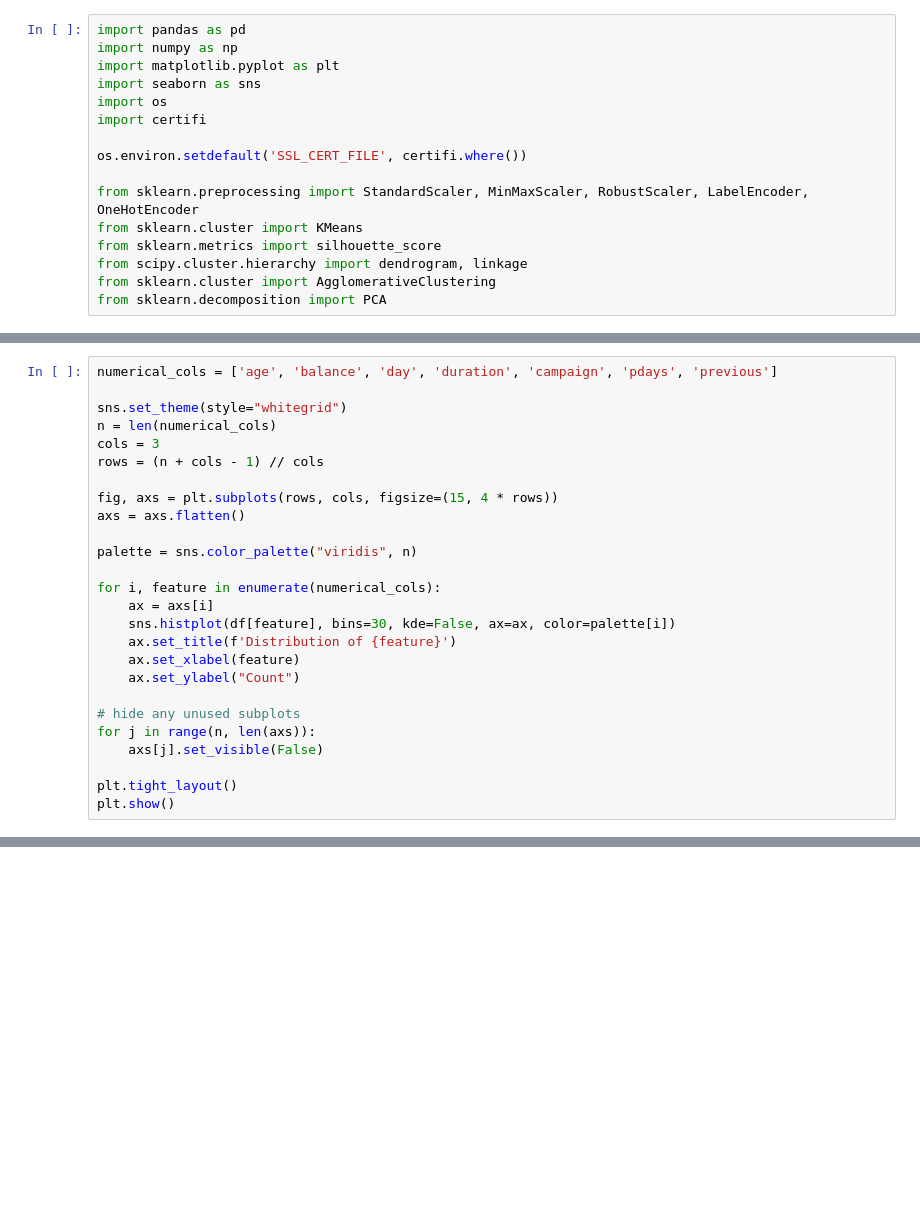
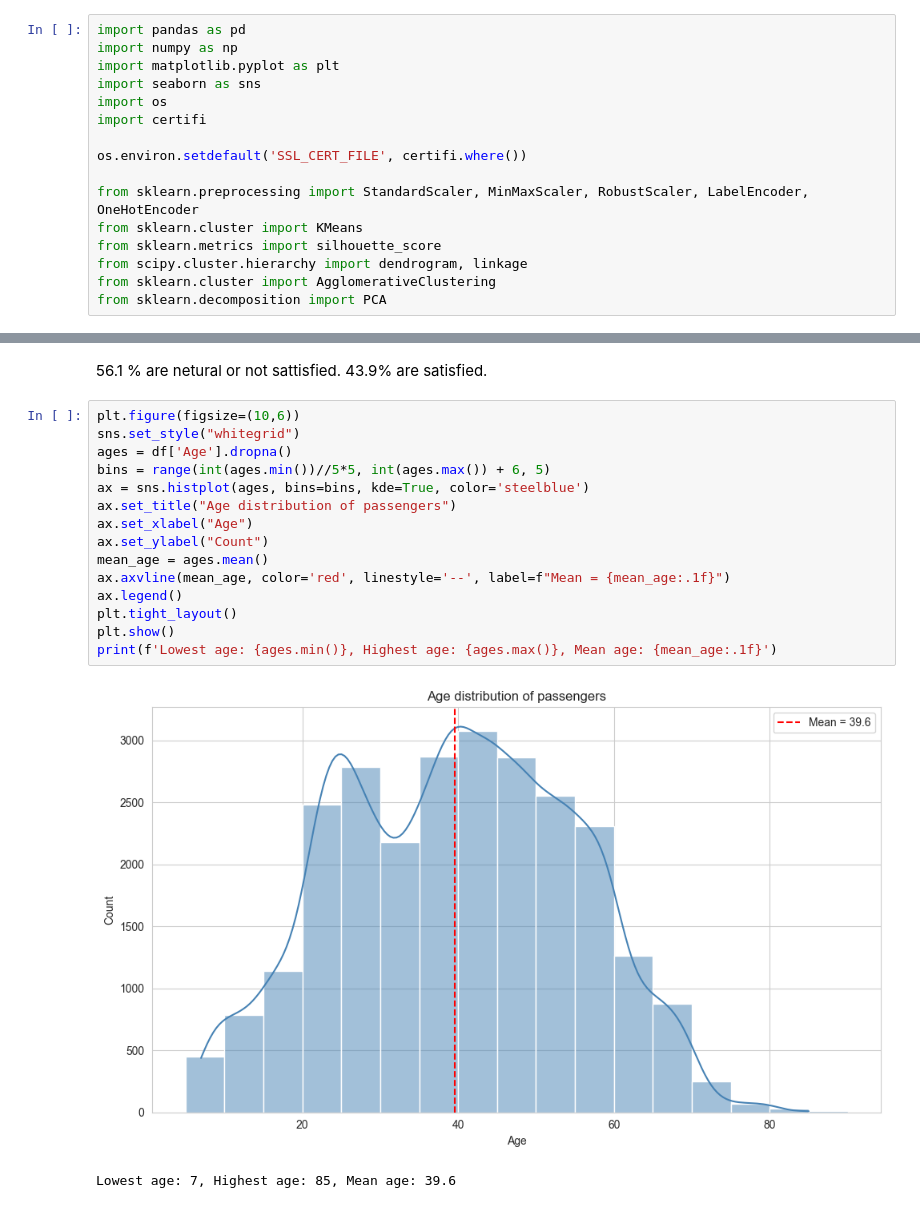
Before and after one commit to Kudl1k/su, a Jupyter notebook: project1.ipynb, the cells around one changed output, grey strips where cells are left out. Saved outputs shown, nothing was run; the diff lists cells and outputs as text; blank space fills up the shorter version.

```diff
--- a/project1.ipynb
+++ b/project1.ipynb
@@ -226,26 +127,0 @@ Defaults and personal loans are rare, while just over half of clients hold a hou
-# %%
-numerical_cols = ['age', 'balance', 'day', 'duration', 'campaign', 'pdays', 'previous']
-
-sns.set_theme(style="whitegrid")
-n = len(numerical_cols)
-cols = 3
-rows = (n + cols - 1) // cols
-
-fig, axs = plt.subplots(rows, cols, figsize=(15, 4 * rows))
-axs = axs.flatten()
-
-palette = sns.color_palette("viridis", n)
-
-for i, feature in enumerate(numerical_cols):
-    ax = axs[i]
-    sns.histplot(df[feature], bins=30, kde=False, ax=ax, color=palette[i])
-    ax.set_title(f'Distribution of {feature}')
-    ax.set_xlabel(feature)
-    ax.set_ylabel("Count")
-
-# hide any unused subplots
-for j in range(n, len(axs)):
-    axs[j].set_visible(False)
-
-plt.tight_layout()
-plt.show()
@@ -345,0 +158,20 @@ Younger clients rarely pair low balances with subscriptions.
+# %% [markdown]
+56.1 % are netural or not sattisfied. 43.9% are satisfied.
+# %%
+plt.figure(figsize=(10,6))
+sns.set_style("whitegrid")
+ages = df['Age'].dropna()
+bins = range(int(ages.min())//5*5, int(ages.max()) + 6, 5)
+ax = sns.histplot(ages, bins=bins, kde=True, color='steelblue')
+ax.set_title("Age distribution of passengers")
+ax.set_xlabel("Age")
+ax.set_ylabel("Count")
+mean_age = ages.mean()
+ax.axvline(mean_age, color='red', linestyle='--', label=f"Mean = {mean_age:.1f}")
+ax.legend()
+plt.tight_layout()
+plt.show()
+print(f'Lowest age: {ages.min()}, Highest age: {ages.max()}, Mean age: {mean_age:.1f}')
+# %% [output]
+[figure, added]
+Lowest age: 7, Highest age: 85, Mean age: 39.6
```
Also changed, not shown: parts of 53 cells of this notebook, 2 other files.
